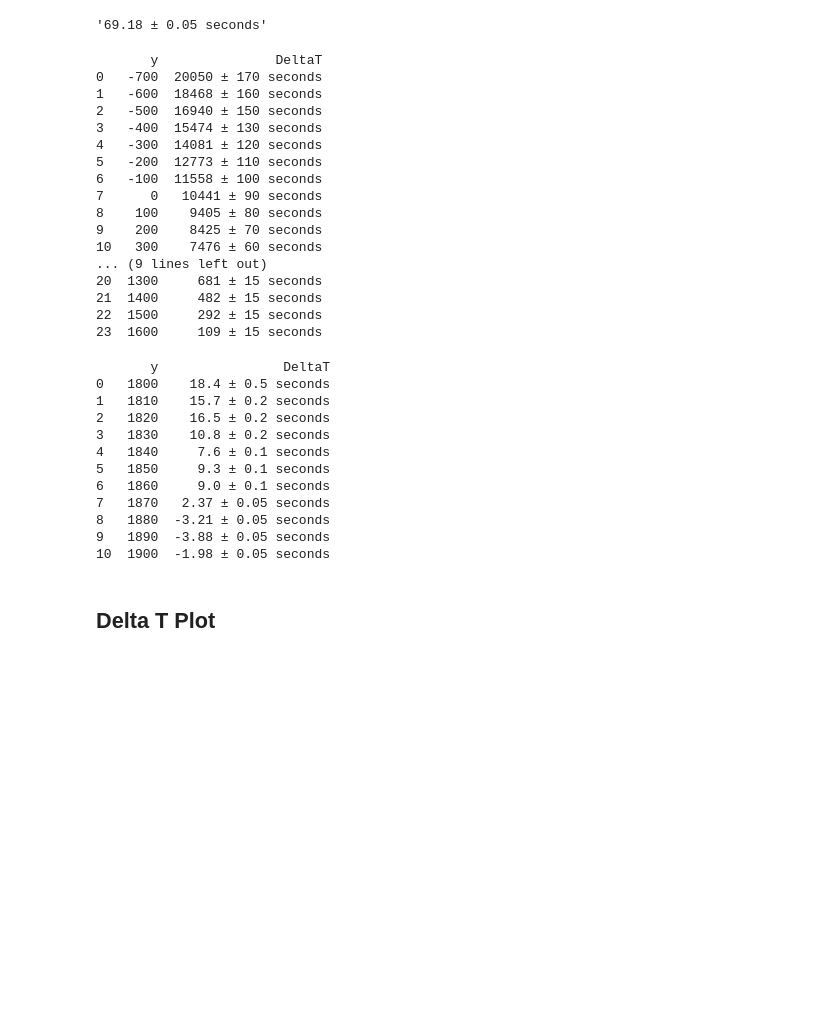
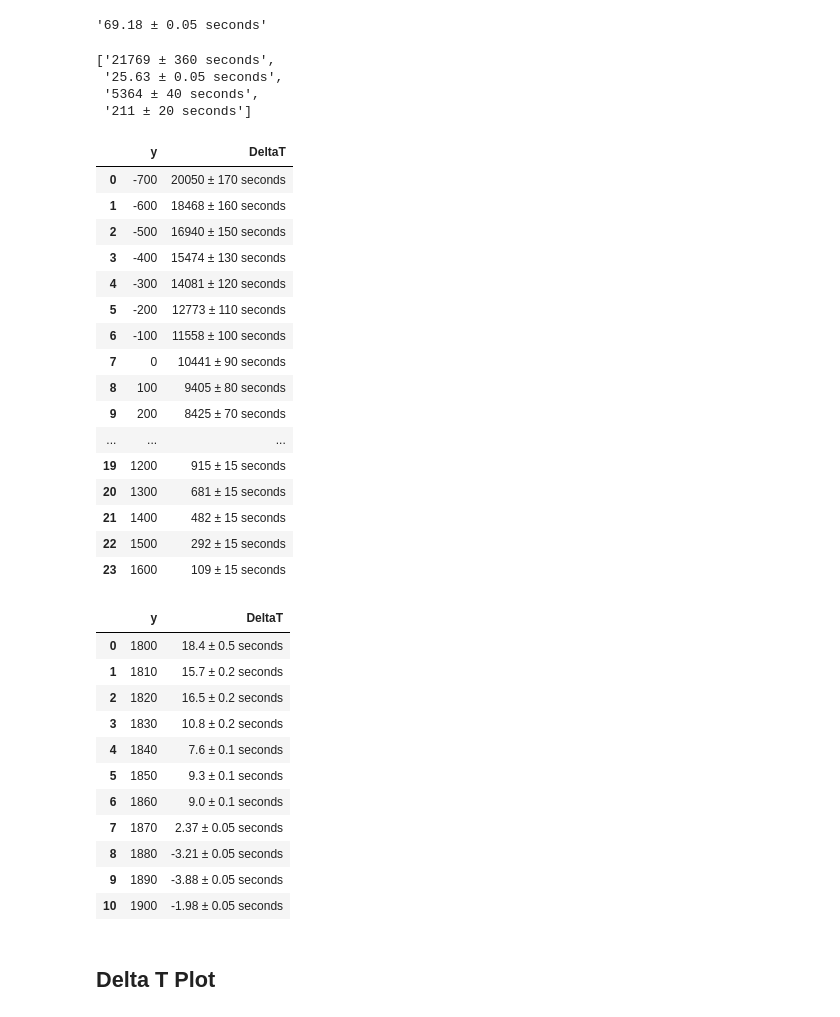
Before and after one commit to ytliu0/DeltaT, a Jupyter notebook: DeltaT_examples.ipynb, the cells around one changed output. Saved outputs shown, nothing was run; the diff lists cells and outputs as text; code cells hidden in the pictures; blank space fills up the shorter version.

```diff
--- a/DeltaT_examples.ipynb
+++ b/DeltaT_examples.ipynb
@@ -8,48 +9,54 @@ import pandas as pd
 DeltaT_with_error_estimate(2018.7)
 # %% [output]
 '69.18 ± 0.05 seconds'
+# %%
+DeltaT_with_error_estimate([-800, 1942.5, 523.6, 2232])
+# %% [output]
+['21769 ± 360 seconds',
+ '25.63 ± 0.05 seconds',
+ '5364 ± 40 seconds',
+ '211 ± 20 seconds']
 # %%
 # Comparison with the second table in http://astro.ukho.gov.uk/nao/lvm/
-y = range(-700, 1700, 100)
-dT = lambda y1: [y1, DeltaT_with_error_estimate(y1)]
-df = pd.DataFrame(list(map(dT,y)), columns=['y', 'DeltaT'])
-print(df)
+y = np.arange(-700, 1700, 100)
+df = pd.DataFrame({'y':y, 'DeltaT':DeltaT_with_error_estimate(y)})
+display(df)
 # %% [output]
-       y               DeltaT
-0   -700  20050 ± 170 seconds
-1   -600  18468 ± 160 seconds
-2   -500  16940 ± 150 seconds
-3   -400  15474 ± 130 seconds
-4   -300  14081 ± 120 seconds
-5   -200  12773 ± 110 seconds
-6   -100  11558 ± 100 seconds
-7      0   10441 ± 90 seconds
-8    100    9405 ± 80 seconds
-9    200    8425 ± 70 seconds
-10   300    7476 ± 60 seconds
-... (9 lines left out)
-20  1300     681 ± 15 seconds
-21  1400     482 ± 15 seconds
-22  1500     292 ± 15 seconds
-23  1600     109 ± 15 seconds
+|  | y | DeltaT |
+| 0 | -700 | 20050 ± 170 seconds |
+| 1 | -600 | 18468 ± 160 seconds |
+| 2 | -500 | 16940 ± 150 seconds |
+| 3 | -400 | 15474 ± 130 seconds |
+| 4 | -300 | 14081 ± 120 seconds |
+| 5 | -200 | 12773 ± 110 seconds |
+| 6 | -100 | 11558 ± 100 seconds |
+| 7 | 0 | 10441 ± 90 seconds |
+| 8 | 100 | 9405 ± 80 seconds |
+| 9 | 200 | 8425 ± 70 seconds |
+| ... | ... | ... |
+| 19 | 1200 | 915 ± 15 seconds |
+| 20 | 1300 | 681 ± 15 seconds |
+| 21 | 1400 | 482 ± 15 seconds |
+| 22 | 1500 | 292 ± 15 seconds |
+| 23 | 1600 | 109 ± 15 seconds |
 # %%
 # Comparison with the 4th table in http://astro.ukho.gov.uk/nao/lvm/
-y = range(1800, 1901, 10)
-df = pd.DataFrame(list(map(dT,y)), columns=['y', 'DeltaT'])
-print(df)
+y = np.arange(1800, 1901, 10)
+df = pd.DataFrame({'y':y, 'DeltaT':DeltaT_with_error_estimate(y)})
+display(df)
 # %% [output]
-       y                DeltaT
-0   1800    18.4 ± 0.5 seconds
-1   1810    15.7 ± 0.2 seconds
-2   1820    16.5 ± 0.2 seconds
-3   1830    10.8 ± 0.2 seconds
-4   1840     7.6 ± 0.1 seconds
-5   1850     9.3 ± 0.1 seconds
-6   1860     9.0 ± 0.1 seconds
-7   1870   2.37 ± 0.05 seconds
-8   1880  -3.21 ± 0.05 seconds
-9   1890  -3.88 ± 0.05 seconds
-10  1900  -1.98 ± 0.05 seconds
+|  | y | DeltaT |
+| 0 | 1800 | 18.4 ± 0.5 seconds |
+| 1 | 1810 | 15.7 ± 0.2 seconds |
+| 2 | 1820 | 16.5 ± 0.2 seconds |
+| 3 | 1830 | 10.8 ± 0.2 seconds |
+| 4 | 1840 | 7.6 ± 0.1 seconds |
+| 5 | 1850 | 9.3 ± 0.1 seconds |
+| 6 | 1860 | 9.0 ± 0.1 seconds |
+| 7 | 1870 | 2.37 ± 0.05 seconds |
+| 8 | 1880 | -3.21 ± 0.05 seconds |
+| 9 | 1890 | -3.88 ± 0.05 seconds |
+| 10 | 1900 | -1.98 ± 0.05 seconds |
 # %% [markdown]
 ## Delta T Plot
 # %% [markdown]
```
Also changed, not shown: parts of 10 cells of this notebook, 3 other files.
